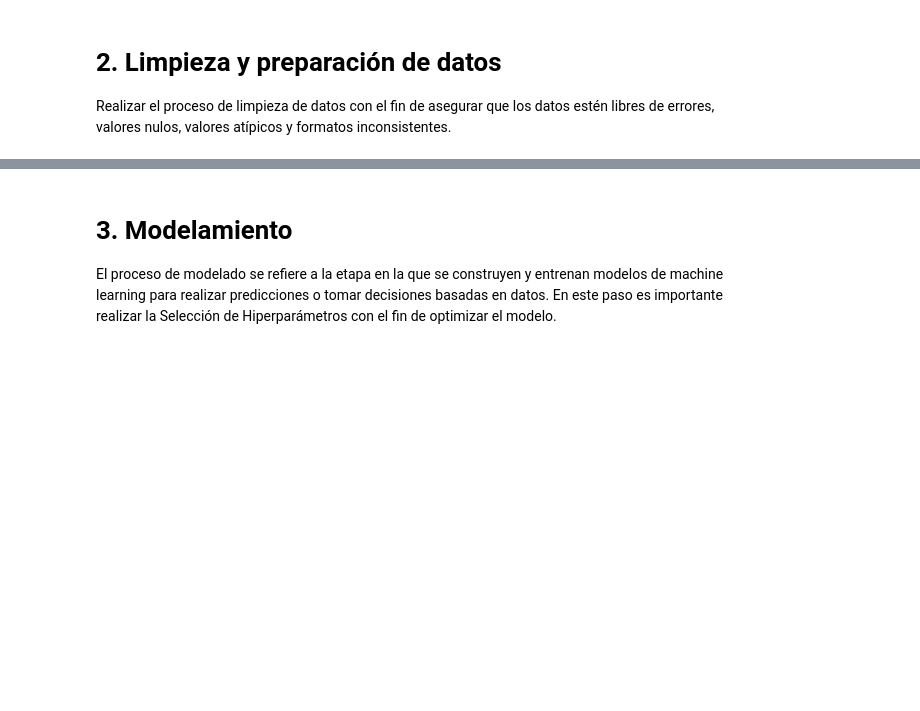
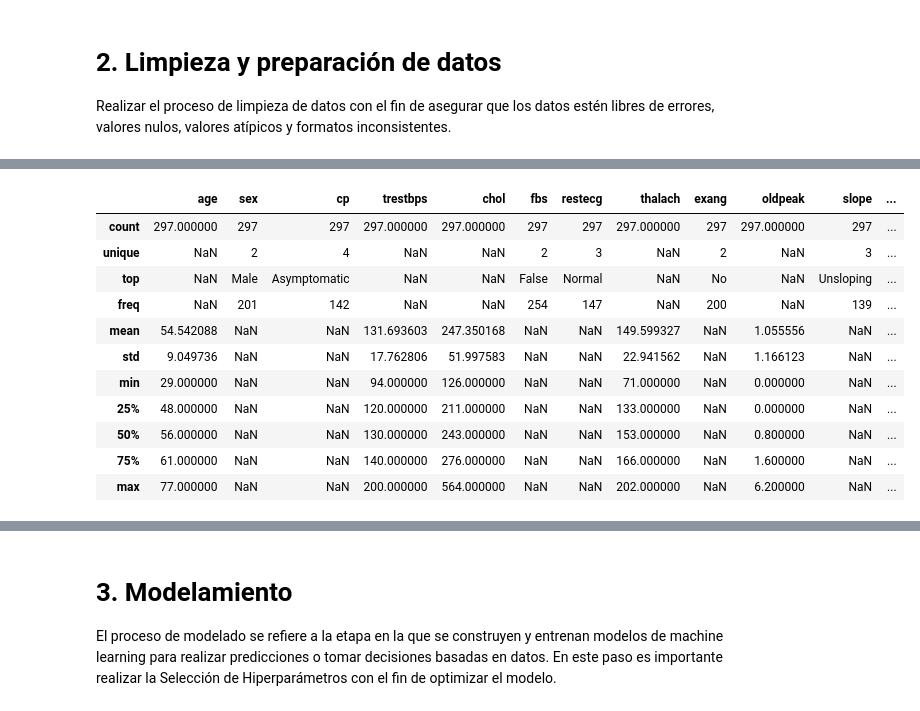
Before and after one commit to leandro-driguez/Machine-Learning-Techniques, a Jupyter notebook: Taller_1/Taller_1.ipynb, the cells around one changed output, grey strips where cells are left out. Saved outputs shown, nothing was run; the diff lists cells and outputs as text; code cells hidden in the pictures; blank space fills up the shorter version.

```diff
--- a/Taller_1/Taller_1.ipynb
+++ b/Taller_1/Taller_1.ipynb
@@ -74 +123,16 @@ Realizar el proceso de limpieza de datos con el fin de asegurar que los datos es
+# %%
+data.describe(include='all')
+# %% [output]
+|  | age | sex | cp | trestbps | chol | fbs | restecg | thalach | exang | oldpeak | slope | ... |
+| count | 297.000000 | 297 | 297 | 297.000000 | 297.000000 | 297 | 297 | 297.000000 | 297 | 297.000000 | 297 | ... |
+| unique | NaN | 2 | 4 | NaN | NaN | 2 | 3 | NaN | 2 | NaN | 3 | ... |
+| top | NaN | Male | Asymptomatic | NaN | NaN | False | Normal | NaN | No | NaN | Unsloping | ... |
+| freq | NaN | 201 | 142 | NaN | NaN | 254 | 147 | NaN | 200 | NaN | 139 | ... |
+| mean | 54.542088 | NaN | NaN | 131.693603 | 247.350168 | NaN | NaN | 149.599327 | NaN | 1.055556 | NaN | ... |
+| std | 9.049736 | NaN | NaN | 17.762806 | 51.997583 | NaN | NaN | 22.941562 | NaN | 1.166123 | NaN | ... |
+| min | 29.000000 | NaN | NaN | 94.000000 | 126.000000 | NaN | NaN | 71.000000 | NaN | 0.000000 | NaN | ... |
+| 25% | 48.000000 | NaN | NaN | 120.000000 | 211.000000 | NaN | NaN | 133.000000 | NaN | 0.000000 | NaN | ... |
+| 50% | 56.000000 | NaN | NaN | 130.000000 | 243.000000 | NaN | NaN | 153.000000 | NaN | 0.800000 | NaN | ... |
+| 75% | 61.000000 | NaN | NaN | 140.000000 | 276.000000 | NaN | NaN | 166.000000 | NaN | 1.600000 | NaN | ... |
+| max | 77.000000 | NaN | NaN | 200.000000 | 564.000000 | NaN | NaN | 202.000000 | NaN | 6.200000 | NaN | ... |
 # %%
```
Also changed, not shown: parts of 24 cells of this notebook.
